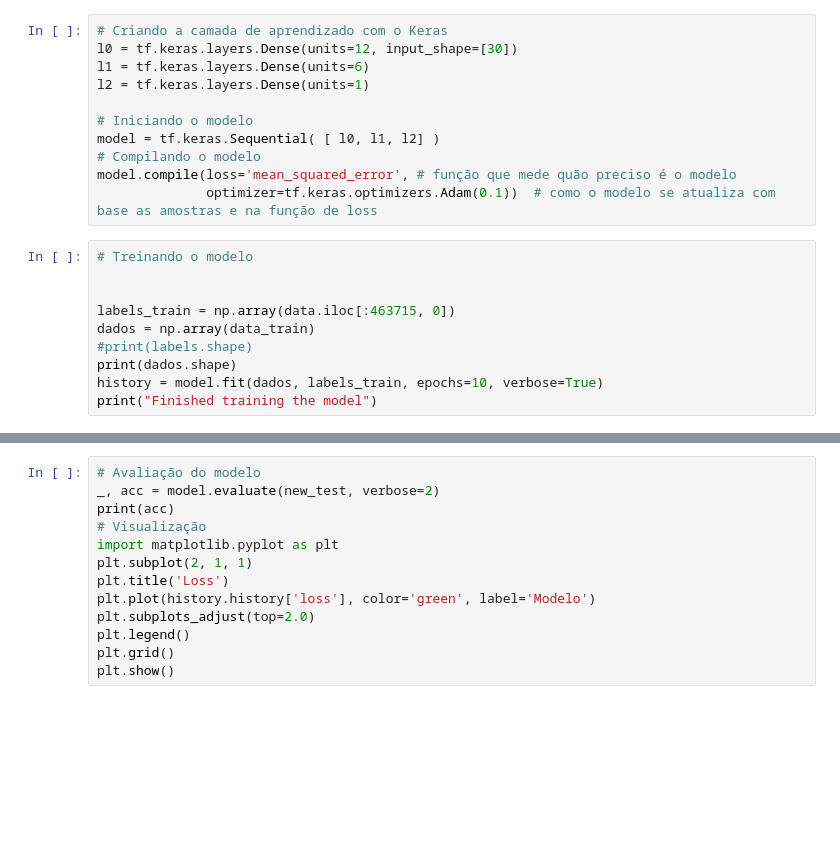
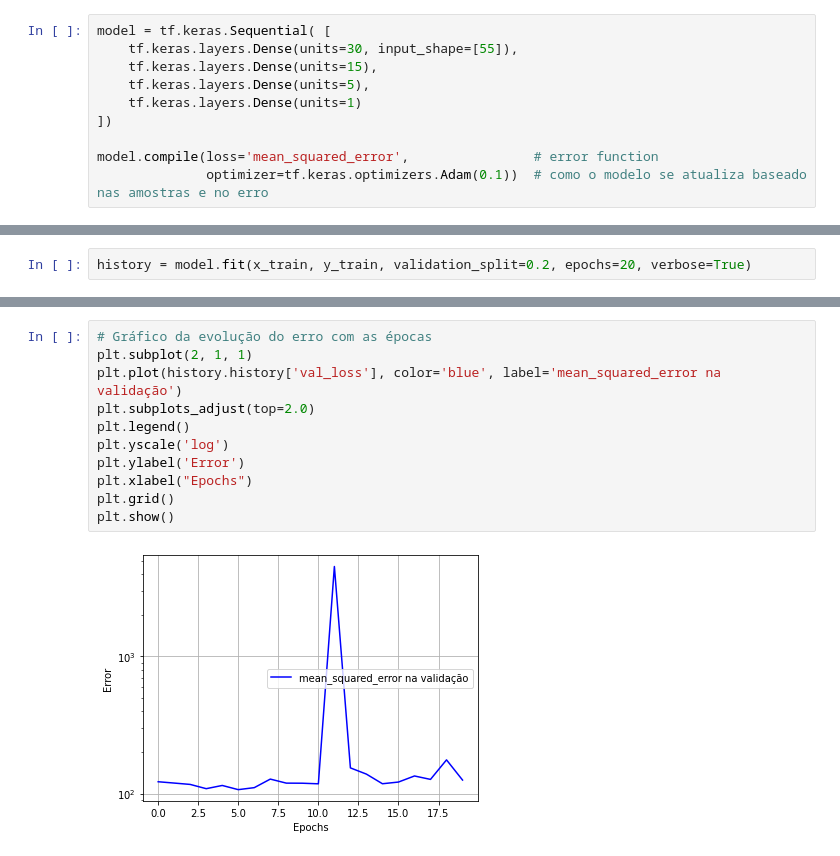
Before and after one commit to r0zbot/IoTensor, a Jupyter notebook: colab.ipynb, the cells around one changed output, grey strips where cells are left out. Cells and saved outputs as stored; diff of their text form; blank space fills up the shorter version.

```diff
--- a/colab.ipynb
+++ b/colab.ipynb
@@ -61,21 +126,10 @@ print(data_test.shape)
 # %%
-# Criando a camada de aprendizado com o Keras
-l0 = tf.keras.layers.Dense(units=12, input_shape=[30])
-l1 = tf.keras.layers.Dense(units=6)
-l2 = tf.keras.layers.Dense(units=1)
+model = tf.keras.Sequential( [
+    tf.keras.layers.Dense(units=30, input_shape=[55]),
+    tf.keras.layers.Dense(units=15),
+    tf.keras.layers.Dense(units=5),
+    tf.keras.layers.Dense(units=1)
+])
 
-# Iniciando o modelo
-model = tf.keras.Sequential( [ l0, l1, l2] )
-# Compilando o modelo
-model.compile(loss='mean_squared_error', # função que mede quão preciso é o modelo
-              optimizer=tf.keras.optimizers.Adam(0.1))  # como o modelo se atualiza com base as amostras e na função de loss
+model.compile(loss='mean_squared_error',                # error function
+              optimizer=tf.keras.optimizers.Adam(0.1))  # como o modelo se atualiza baseado nas amostras e no erro
-# %%
-# Treinando o modelo
-
-
-labels_train = np.array(data.iloc[:463715, 0])
-dados = np.array(data_train)
-#print(labels.shape)
-print(dados.shape)
-history = model.fit(dados, labels_train, epochs=10, verbose=True)
-print("Finished training the model")
@@ -104,0 +136,2 @@ model.predict(np.array(c))
+# %%
+history = model.fit(x_train, y_train, validation_split=0.2, epochs=20, verbose=True)
@@ -105,13 +156,13 @@ model.predict(np.array(c))
 # %%
-# Avaliação do modelo
-_, acc = model.evaluate(new_test, verbose=2)
-print(acc)
-# Visualização
-import matplotlib.pyplot as plt
+# Gráfico da evolução do erro com as épocas
 plt.subplot(2, 1, 1)
-plt.title('Loss')
-plt.plot(history.history['loss'], color='green', label='Modelo')
+plt.plot(history.history['val_loss'], color='blue', label='mean_squared_error na validação')
 plt.subplots_adjust(top=2.0)
 plt.legend()
+plt.yscale('log')
+plt.ylabel('Error')
+plt.xlabel("Epochs")
 plt.grid()
 plt.show()
+# %% [output]
+[figure, added]
```
Also changed, not shown: parts of 23 cells of this notebook.
